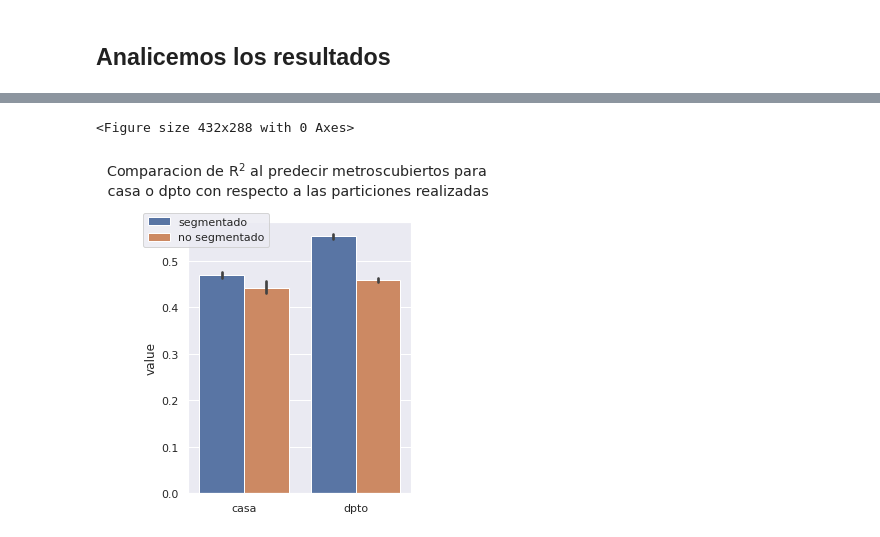
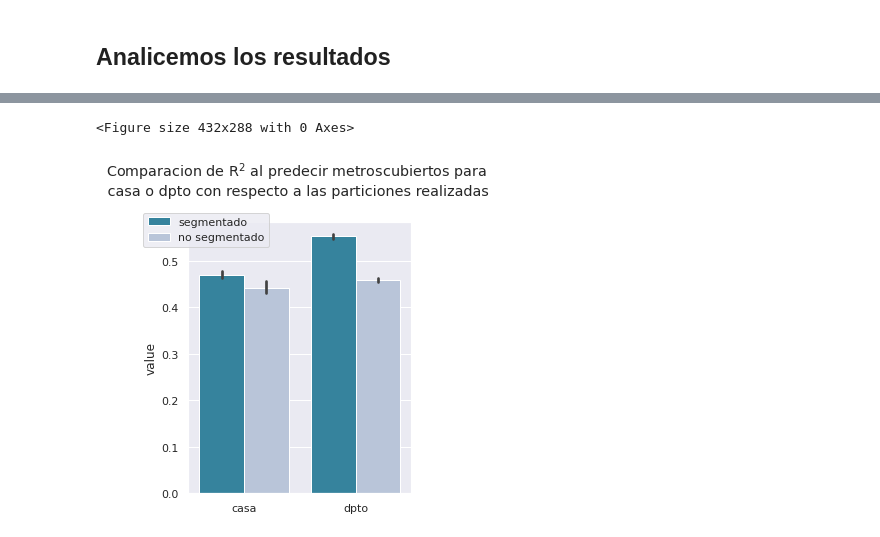
Before and after one commit to davidvenegasr/TP3-MetNum, a Jupyter notebook: notebooks/Exp3.ipynb, the cells around one changed output, grey strips where cells are left out. Saved outputs shown, nothing was run; the diff lists cells and outputs as text; code cells hidden in the pictures.

```diff
--- a/notebooks/Exp3.ipynb
+++ b/notebooks/Exp3.ipynb
@@ -493,11 +510,11 @@ df_r2 = pd.concat([df_casa, df_dpto])
 # %%
 fig = plt.figure(constrained_layout=True)
 fig, ax = plt.subplots(figsize=(4, 5))
-sns.barplot(ax=ax, data=df_r2, y='value', x="tipo", hue="clase")
+sns.barplot(ax=ax, data=df_r2, y='value', x="tipo", hue="clase", palette="PuBuGn_r")
 ax.legend(bbox_to_anchor=(-0.05,0.92), loc="upper left",  bbox_transform=fig.transFigure)
 x_axis = ax.xaxis.label.set_visible(False)
 fig.suptitle(r"Comparacion de $\mathrm{R}^2$ al predecir metroscubiertos para" + f"\n casa o dpto con respecto a las particiones realizadas", y=1.05)
 plt.savefig("Exp3/Comp-de-R2-con-y-sin-particion.png", bbox_inches = "tight")
 # %% [output]
 <Figure size 432x288 with 0 Axes>
-[figure, old version]
+[figure, new version]
```
Also changed, not shown: parts of 5 cells of this notebook, 7 other files.
